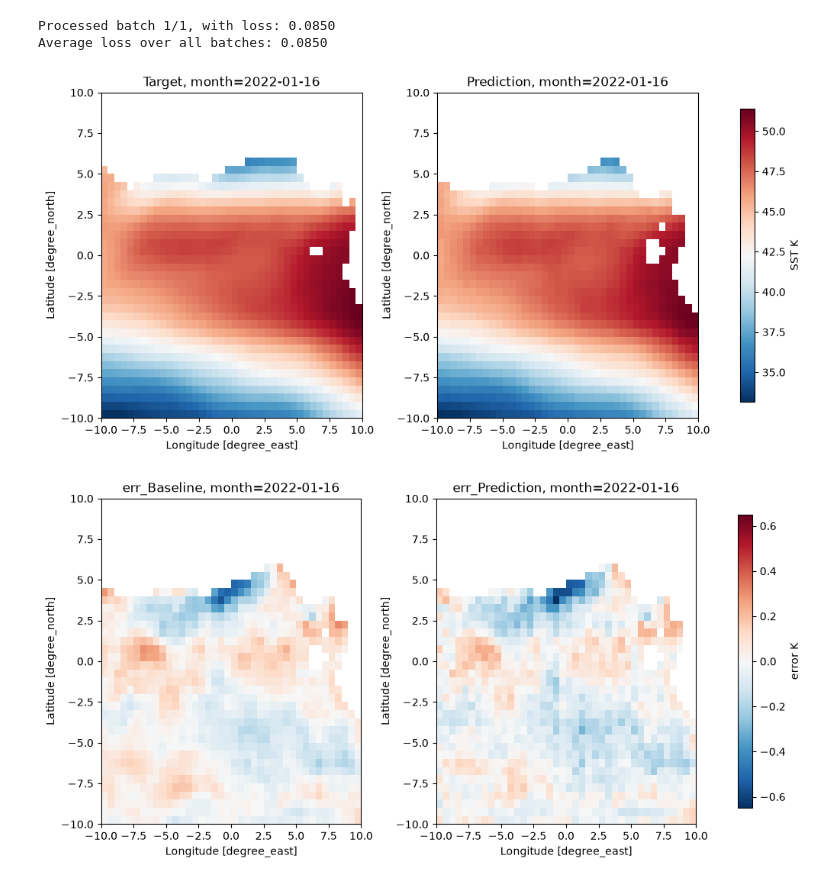
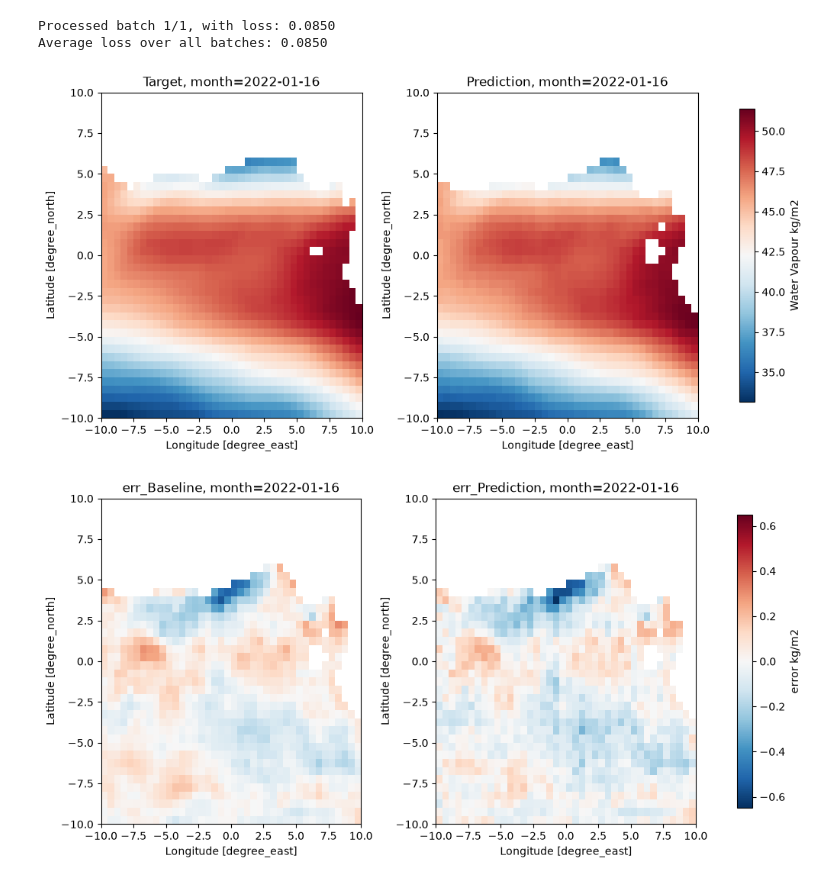
Before and after one commit to ESMValGroup/ClimaNet, a Jupyter notebook: notebooks/watervapor/training_daily_watervapor.ipynb, the cells around one changed output. Drawn from its saved outputs; the diff is of its cells as text; code cells hidden in the pictures.

```diff
--- a/notebooks/watervapor/training_daily_watervapor.ipynb
+++ b/notebooks/watervapor/training_daily_watervapor.ipynb
@@ -304,10 +304,10 @@ predictions = input_data_averaged[var_name] + predictions_res[var_name]
 # %%
 ocean = ~lsm_subset["lsm"].values
 masked_target = monthly_test_subset[var_name].where(ocean)
 masked_pred = predictions.where(ocean)
-plot_results(masked_target, masked_pred, label="SST K", title=("Target", "Prediction"))
+plot_results(masked_target, masked_pred, label="Water Vapour kg/m2", title=("Target", "Prediction"))
 # %% [output]
-[figure, old version]
+[figure, new version]
 # %%
 err_baseline = (monthly_test_subset[var_name] - input_data_averaged[var_name])   # M - mean(D)
 err_predictions = (monthly_test_subset[var_name] - predictions)  # M - M_hat
@@ -316,7 +316,7 @@ ocean = ~lsm_subset["lsm"].values
 masked_err_baseline = err_baseline.where(ocean)
 masked_err_predictions = err_predictions.where(ocean)
 
-plot_results(masked_err_baseline, masked_err_predictions, label="error K", title=("err_Baseline", "err_Prediction"), error=True)
+plot_results(masked_err_baseline, masked_err_predictions, label="error kg/m2", title=("err_Baseline", "err_Prediction"), error=True)
 # %% [output]
-[figure, old version]
+[figure, new version]
 # %%
```
Also changed, not shown: parts of 3 cells of this notebook.
